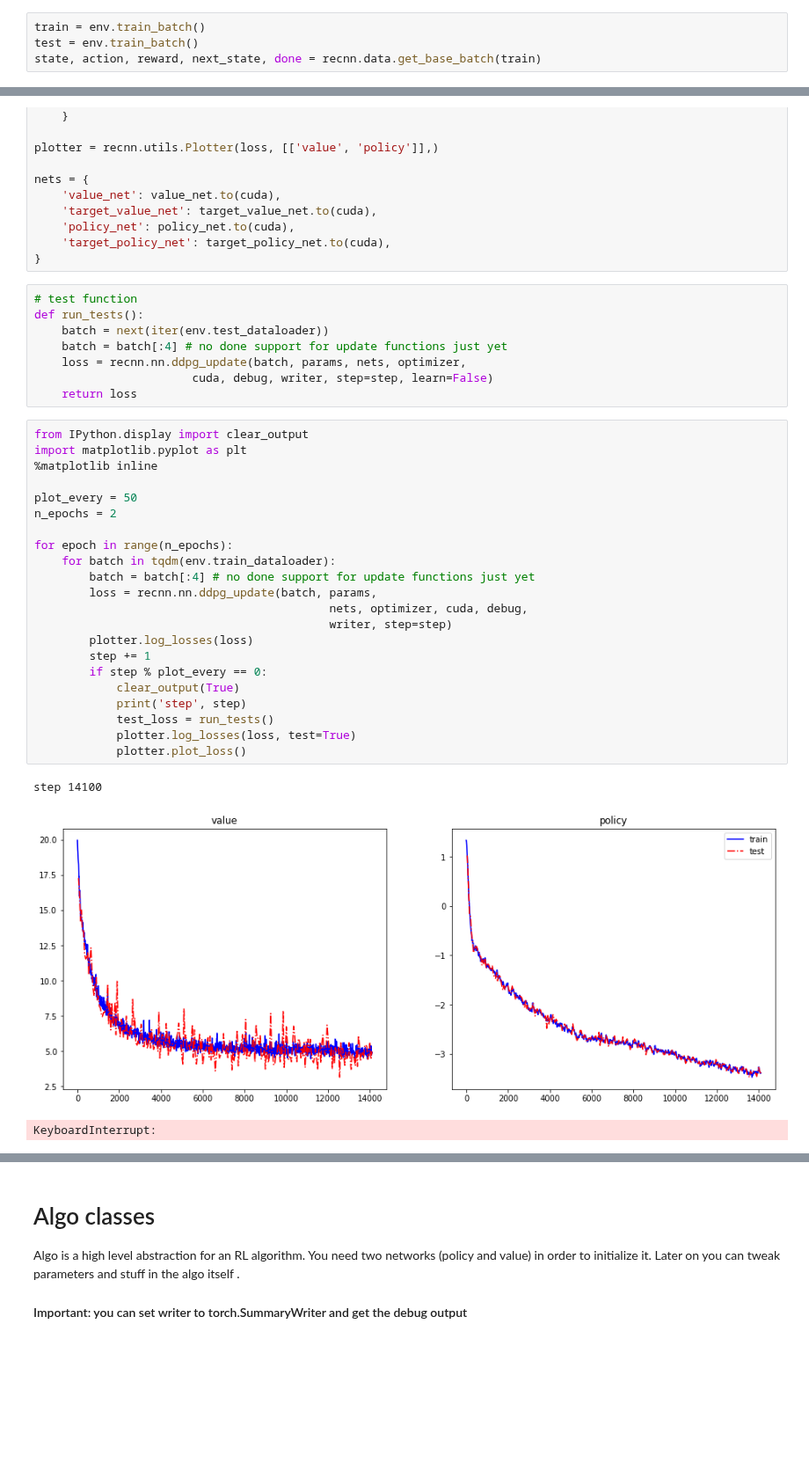
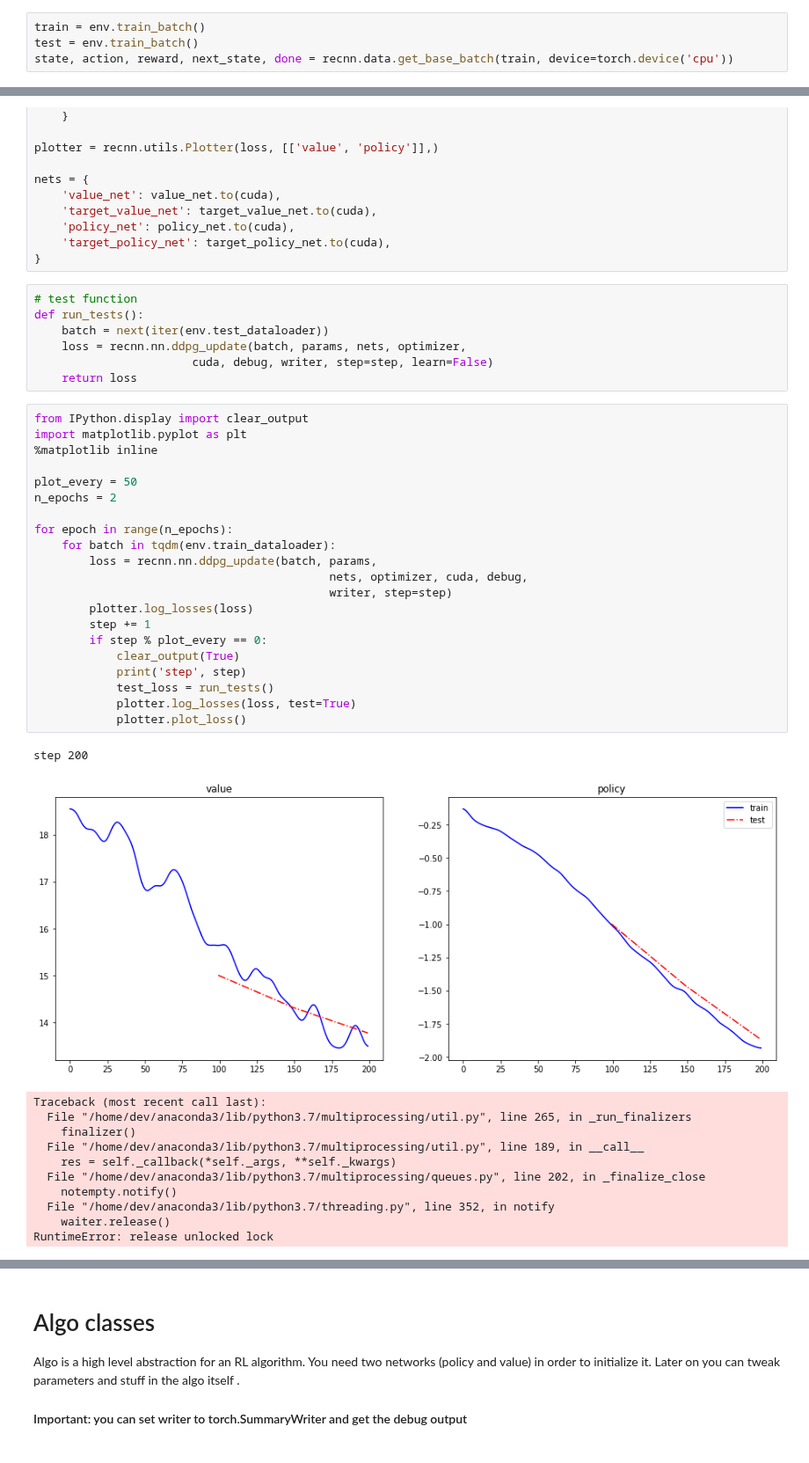
Before and after one commit to awarebayes/RecNN, a Jupyter notebook: examples/[Library Basics]/1. Getting Started.ipynb, the cells around one changed output, grey strips where cells are left out. Shown at 88% size. Drawn from its saved outputs; the diff is of its cells as text; blank space fills up the shorter version.

```diff
--- a/examples/[Library Basics]/1. Getting Started.ipynb
+++ b/examples/[Library Basics]/1. Getting Started.ipynb
@@ -37,7 +37,7 @@ You can get train and test batches directly from the environmnent
 # %%
 train = env.train_batch()
 test = env.train_batch()
-state, action, reward, next_state, done = recnn.data.get_base_batch(train)
+state, action, reward, next_state, done = recnn.data.get_base_batch(train, device=torch.device('cpu'))
 # %%
 print(state)
 # %% [output]
@@ -153,33 +192,40 @@ nets = {
 # test function
 def run_tests():
     batch = next(iter(env.test_dataloader))
-    batch = batch[:4] # no done support for update functions just yet
     loss = recnn.nn.ddpg_update(batch, params, nets, optimizer,
                        cuda, debug, writer, step=step, learn=False)
     return loss
 # %%
 from IPython.display import clear_output
 import matplotlib.pyplot as plt
 %matplotlib inline
 
 plot_every = 50
 n_epochs = 2
 
 for epoch in range(n_epochs):
     for batch in tqdm(env.train_dataloader):
-        batch = batch[:4] # no done support for update functions just yet
         loss = recnn.nn.ddpg_update(batch, params,
                                            nets, optimizer, cuda, debug,
                                            writer, step=step)
         plotter.log_losses(loss)
         step += 1
         if step % plot_every == 0:
             clear_output(True)
             print('step', step)
             test_loss = run_tests()
             plotter.log_losses(loss, test=True)
             plotter.plot_loss()
 # %% [output]
-step 14100
+step 200
-[figure, old version]
+[figure, new version]
-KeyboardInterrupt:
+Traceback (most recent call last):
+  File "/home/dev/anaconda3/lib/python3.7/multiprocessing/util.py", line 265, in _run_finalizers
+    finalizer()
+  File "/home/dev/anaconda3/lib/python3.7/multiprocessing/util.py", line 189, in __call__
+    res = self._callback(*self._args, **self._kwargs)
+  File "/home/dev/anaconda3/lib/python3.7/multiprocessing/queues.py", line 202, in _finalize_close
+    notempty.notify()
+  File "/home/dev/anaconda3/lib/python3.7/threading.py", line 352, in notify
+    waiter.release()
+RuntimeError: release unlocked lock
```
Also changed, not shown: parts of 17 cells of this notebook, 3 other files.
